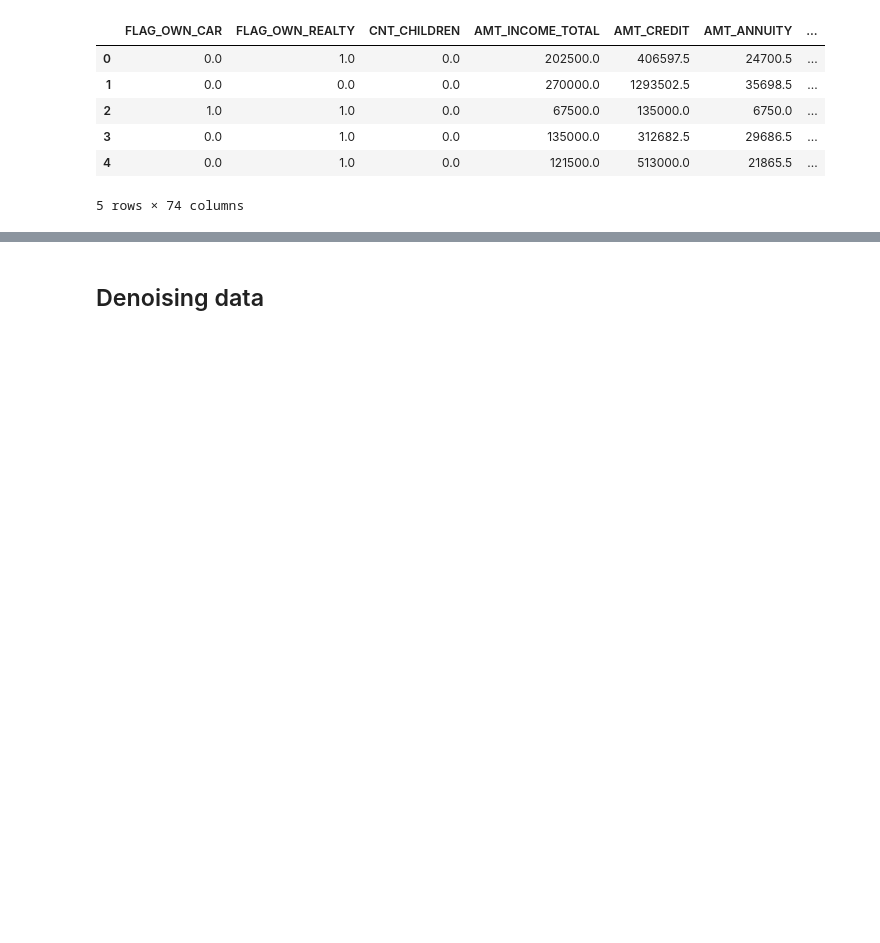
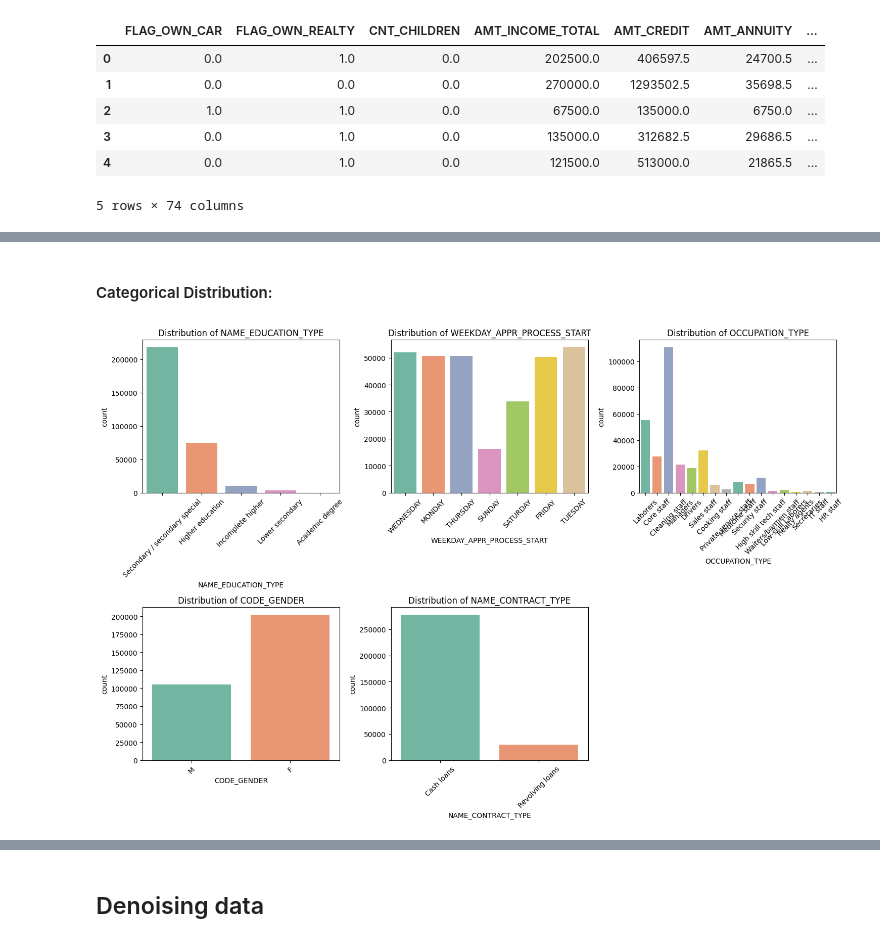
Before and after one commit to aitordiezUD/Default-Risk, a Jupyter notebook: notebooks/01_EDA.ipynb, the cells around one changed output, grey strips where cells are left out. Cells and saved outputs as stored; diff of their text form; code cells hidden in the pictures; blank space fills up the shorter version.

```diff
--- a/notebooks/01_EDA.ipynb
+++ b/notebooks/01_EDA.ipynb
@@ -21,0 +57,22 @@ df.head()
+# %% [markdown]
+#### Categorical Distribution:
+# %%
+#SELECT CATEGORICAL COLUMNS
+import warnings
+warnings.filterwarnings("ignore")
+
+cColumns= df.select_dtypes(include= ['object', 'category']).columns
+
+#Visulization
+cols= 3
+rows= int(np.ceil(len(cColumns)/cols))
+plt.figure(figsize= (cols*5,rows*5))
+for i, feature in enumerate(cColumns):
+    plt.subplot(rows, cols, i+1)
+    sns.countplot(data= df, x= feature, palette="Set2")
+    plt.title(f'Distribution of {feature}')
+    plt.xticks(rotation= 45)
+plt.tight_layout()
+plt.show()
+# %% [output]
+[figure, added]
```
Also changed, not shown: parts of 7 cells of this notebook, 2 other files.
